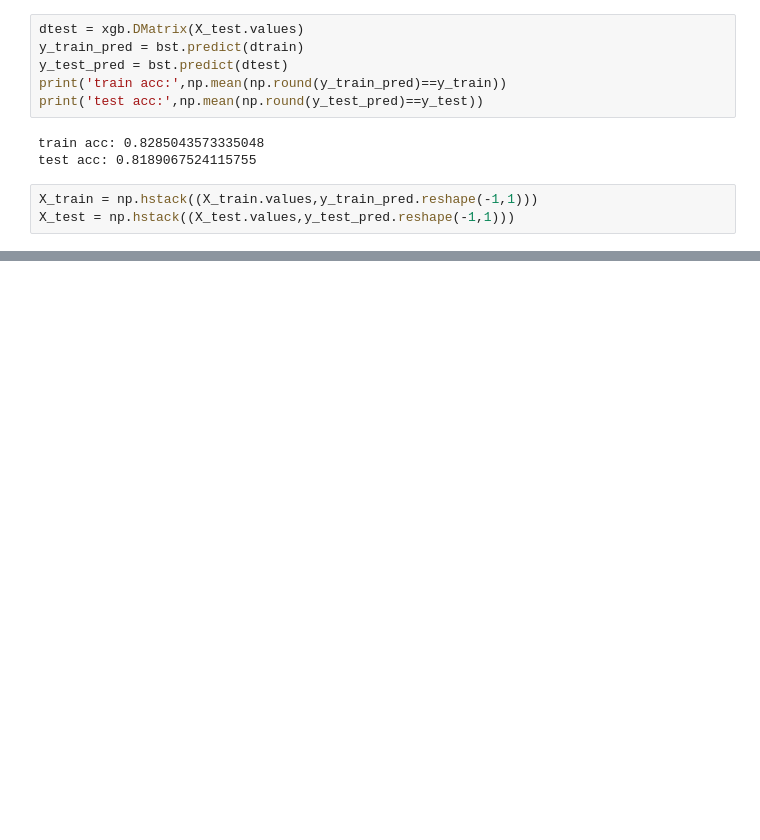
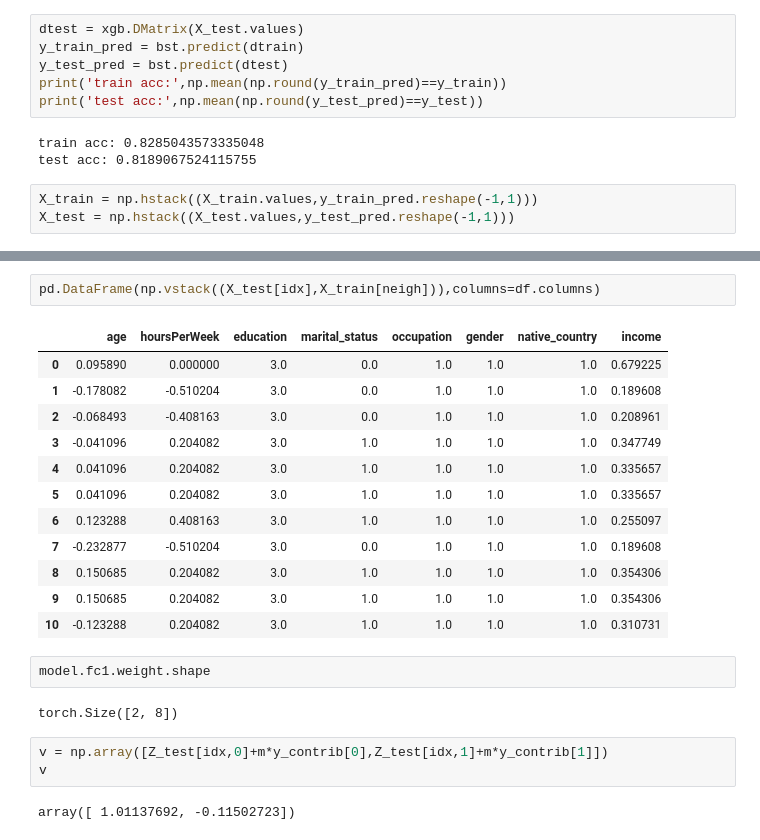
Before and after one commit to francescobodria/posthoc-similaryclass-counterfactuals, a Jupyter notebook: Adult.ipynb, the cells around one changed output, grey strips where cells are left out. Cells and saved outputs as stored; diff of their text form; blank space fills up the shorter version.

```diff
--- a/Adult.ipynb
+++ b/Adult.ipynb
@@ -301,0 +289,24 @@ pd.DataFrame(np.vstack((X_test[0,:],X_train[[15009,24925,8215]])))
+# %%
+pd.DataFrame(np.vstack((X_test[idx],X_train[neigh])),columns=df.columns)
+# %% [output]
+|  | age | hoursPerWeek | education | marital_status | occupation | gender | native_country | income |
+| 0 | 0.095890 | 0.000000 | 3.0 | 0.0 | 1.0 | 1.0 | 1.0 | 0.679225 |
+| 1 | -0.178082 | -0.510204 | 3.0 | 0.0 | 1.0 | 1.0 | 1.0 | 0.189608 |
+| 2 | -0.068493 | -0.408163 | 3.0 | 0.0 | 1.0 | 1.0 | 1.0 | 0.208961 |
+| 3 | -0.041096 | 0.204082 | 3.0 | 1.0 | 1.0 | 1.0 | 1.0 | 0.347749 |
+| 4 | 0.041096 | 0.204082 | 3.0 | 1.0 | 1.0 | 1.0 | 1.0 | 0.335657 |
+| 5 | 0.041096 | 0.204082 | 3.0 | 1.0 | 1.0 | 1.0 | 1.0 | 0.335657 |
+| 6 | 0.123288 | 0.408163 | 3.0 | 1.0 | 1.0 | 1.0 | 1.0 | 0.255097 |
+| 7 | -0.232877 | -0.510204 | 3.0 | 0.0 | 1.0 | 1.0 | 1.0 | 0.189608 |
+| 8 | 0.150685 | 0.204082 | 3.0 | 1.0 | 1.0 | 1.0 | 1.0 | 0.354306 |
+| 9 | 0.150685 | 0.204082 | 3.0 | 1.0 | 1.0 | 1.0 | 1.0 | 0.354306 |
+| 10 | -0.123288 | 0.204082 | 3.0 | 1.0 | 1.0 | 1.0 | 1.0 | 0.310731 |
+# %%
+model.fc1.weight.shape
+# %% [output]
+torch.Size([2, 8])
+# %%
+v = np.array([Z_test[idx,0]+m*y_contrib[0],Z_test[idx,1]+m*y_contrib[1]])
+v
+# %% [output]
+array([ 1.01137692, -0.11502723])
```
Also changed, not shown: parts of 30 cells of this notebook, 4 other files.
